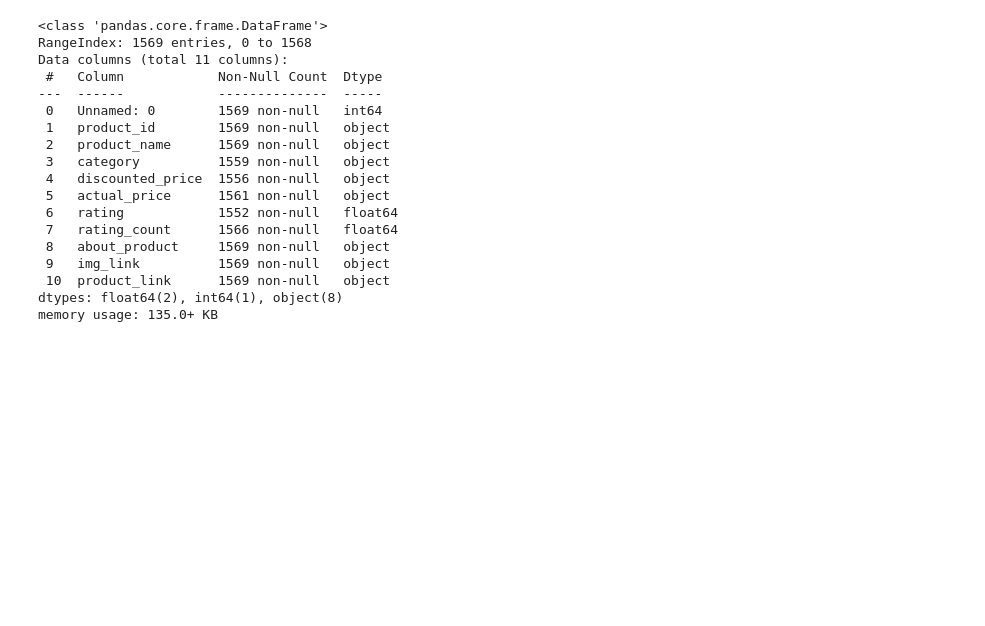
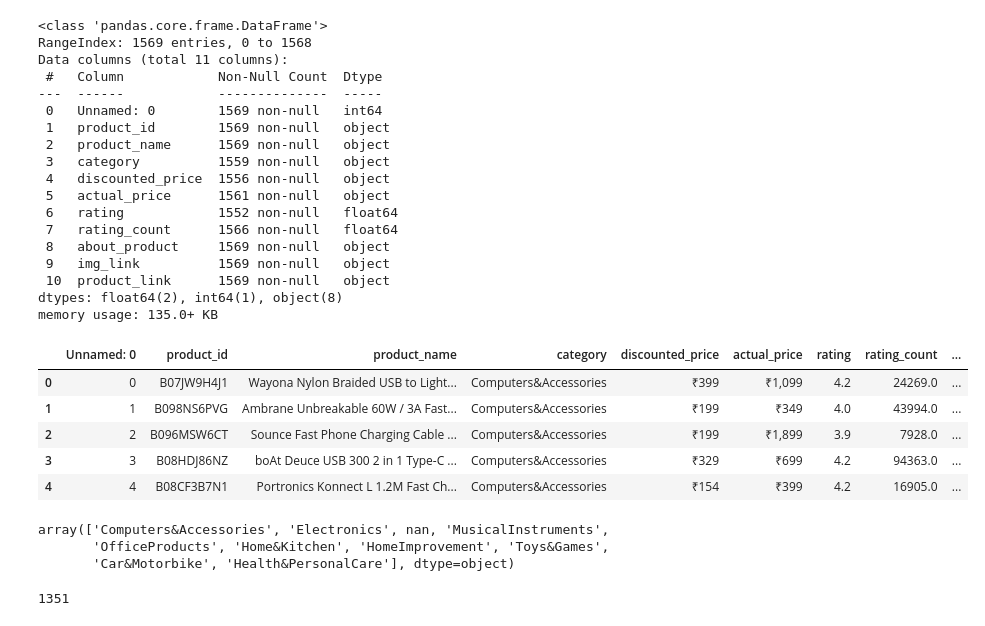
Before and after one commit to JRiyaz/data-science, a Jupyter notebook: practice/amazon-sales-1.ipynb, the cells around one changed output. Saved outputs shown, nothing was run; the diff lists cells and outputs as text; code cells hidden in the pictures; blank space fills up the shorter version.

```diff
--- a/practice/amazon-sales-1.ipynb
+++ b/practice/amazon-sales-1.ipynb
@@ -3,7 +4,7 @@ import pandas as pd
 # %%
 from pathlib import Path
 
-path = Path().joinpath("..", "data", "products.csv")
+path = Path().joinpath("..", "data", "amazon-sales.csv")
 products = pd.read_csv(path)
 products.info()
 # %% [output]
@@ -25,3 +26,18 @@ Data columns (total 11 columns):
  10  product_link      1569 non-null   object
 dtypes: float64(2), int64(1), object(8)
 memory usage: 135.0+ KB
+# %%
+products.head()
+# %% [output]
+|  | Unnamed: 0 | product_id | product_name | category | discounted_price | actual_price | rating | rating_count | ... |
+| 0 | 0 | B07JW9H4J1 | Wayona Nylon Braided USB to Light... | Computers&Accessories | ₹399 | ₹1,099 | 4.2 | 24269.0 | ... |
+| 1 | 1 | B098NS6PVG | Ambrane Unbreakable 60W / 3A Fast... | Computers&Accessories | ₹199 | ₹349 | 4.0 | 43994.0 | ... |
+| 2 | 2 | B096MSW6CT | Sounce Fast Phone Charging Cable ... | Computers&Accessories | ₹199 | ₹1,899 | 3.9 | 7928.0 | ... |
+| 3 | 3 | B08HDJ86NZ | boAt Deuce USB 300 2 in 1 Type-C ... | Computers&Accessories | ₹329 | ₹699 | 4.2 | 94363.0 | ... |
+| 4 | 4 | B08CF3B7N1 | Portronics Konnect L 1.2M Fast Ch... | Computers&Accessories | ₹154 | ₹399 | 4.2 | 16905.0 | ... |
+# %%
+products["category"].unique()
+# %% [output]
+array(['Computers&Accessories', 'Electronics', nan, 'MusicalInstruments',
+       'OfficeProducts', 'Home&Kitchen', 'HomeImprovement', 'Toys&Games',
+       'Car&Motorbike', 'Health&PersonalCare'], dtype=object)
@@ -27,0 +46,5 @@ memory usage: 135.0+ KB
+# %%
+# Product_id must be unique
+products["product_id"].nunique()
+# %% [output]
+1351
```
Also changed, not shown: parts of 61 cells of this notebook, 4 other files.
